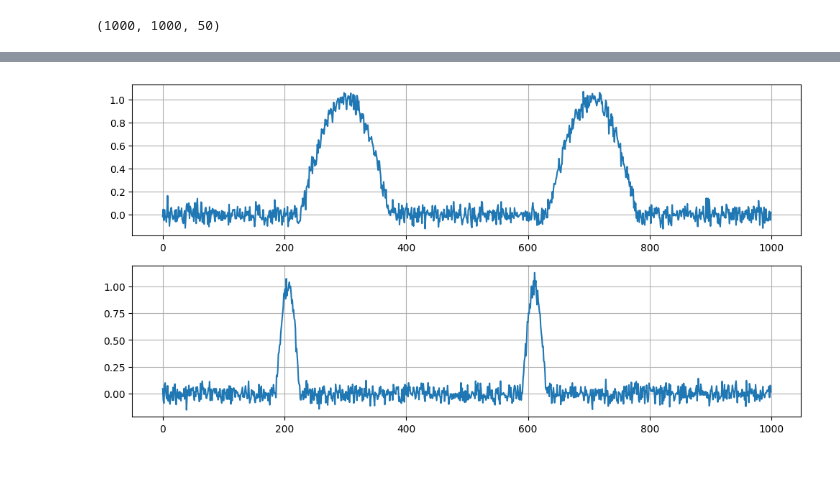
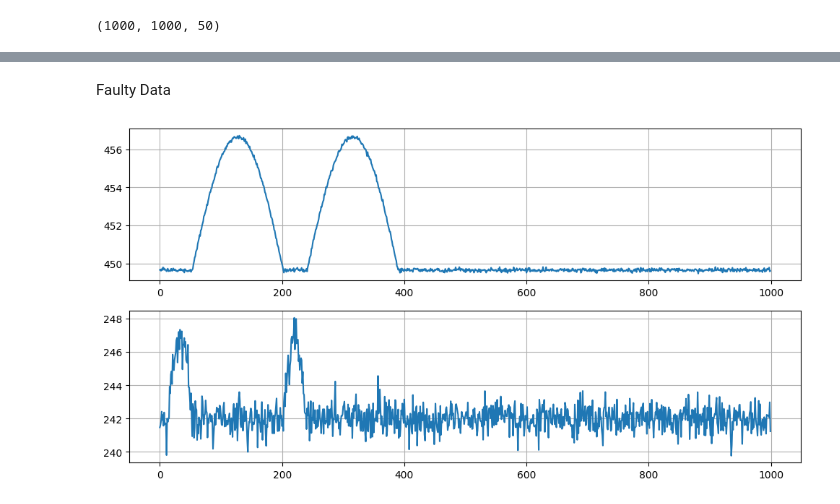
Before and after one commit to Morganh201/AnomalyDetection, a Jupyter notebook: AnomalyDetectionMethodsTest.ipynb, the cells around one changed output, grey strips where cells are left out. Drawn from its saved outputs; the diff is of its cells as text; code cells hidden in the pictures; blank space fills up the shorter version.

```diff
--- a/AnomalyDetectionMethodsTest.ipynb
+++ b/AnomalyDetectionMethodsTest.ipynb
@@ -207,5 +271,5 @@ f_data.plot_feature(f_train_X, 3, 24)
 # %%
-pca = PCAProcess()
+pca = CreateModel()
 n_train_X, f_train_X = pca.normalize(n_train_X), pca.normalize(f_train_X)
 n_train_rec = pca.fit_pca(n_train_X, 5)
 anomalies = pca.evaluate(n_train_X, n_train_rec, f_train_X)
@@ -254,12 +306,13 @@ feature_1 = random.choice(a)
 a.remove(feature_1)
 feature_2 = random.choice(a)
 # %%
-co_ef = random.randint(1, 10)
-intercept = random.uniform(0, 500)
+# Properties of function for features
+
+co_ef_1 = random.randint(1, 10)
+intercept_1 = random.uniform(0, 500)
 mean = 0
-variance = random.uniform(0.1, 2)
+variance_1 = random.uniform(0.05, 0.1)
+
+co_ef_2 = random.randint(1, 10)
+intercept_2 = random.uniform(0, 500)
+variance_2 = random.uniform(0.05, 1)
-# %%
-b = np.array([0 for i in range(1000)], dtype=object)
-c = np.array([0 for i in range(1000)], dtype=object)
-ts_1 = random.choice([i for i in range(200, 800)])
-ts_2 = random.choice([i for i in range(ts_1)])
@@ -266,5 +321,18 @@ ts_2 = random.choice([i for i in range(ts_1)])
 # %%
-index_1 = [i for i in range(ts_1, ts_1+150)]
-index_2 = [i for i in range(ts_2, ts_2+150)]
-b[index_1] = np.sin(np.linspace(0, np.pi, 150))
-b[index_2] = np.sin(np.linspace(0, np.pi, 150))
+for i in range(pca.samples):
+    b = np.array([intercept_1 for i in range(1000)], dtype=object)
+    c = np.array([intercept_2 for i in range(1000)], dtype=object)
+    ts_1 = random.choice([i for i in range(200, 800)])
+    ts_2 = random.choice([i for i in range(ts_1-150)])
+    index_1 = [i for i in range(ts_1, ts_1+150)]
+    index_2 = [i for i in range(ts_2, ts_2+150)]
+    index_3 = [i for i in range(ts_1-40, ts_1)]
+    index_4 = [i for i in range(ts_2-40, ts_2)]
+    b[index_1] = co_ef_1 * np.sin(np.linspace(0, np.pi, 150)) + intercept_1
+    b[index_2] = co_ef_1 * np.sin(np.linspace(0, np.pi, 150)) + intercept_1
+    c[index_3] = co_ef_2 * np.sin(np.linspace(0, np.pi, 40)) + intercept_2
+    c[index_4] = co_ef_2 * np.sin(np.linspace(0, np.pi, 40)) + intercept_2
+    b = b + np.random.normal(mean, variance_1, 1000)
+    c = c + np.random.normal(mean, variance_2, 1000)
+    n_train_X[i][:, feature_1] = b
+    n_train_X[i][:, feature_2] = c
@@ -278,0 +339,2 @@ c = c + np.random.normal(0, 0.05, 1000)
+# %% [markdown]
+Faulty Data
@@ -279,11 +360,11 @@ c = c + np.random.normal(0, 0.05, 1000)
 # %%
 plt.figure(figsize=(12, 6))
 plt.subplot(211)
-plt.plot(b)
+plt.plot(n_train_X[2][:, feature_1])
 plt.grid(True)
 plt.subplot(212)
-plt.plot(c)
+plt.plot(n_train_X[2][:, feature_2])
 plt.grid(True)
 plt.show()
 # %% [output]
-[figure, old version]
+[figure, new version]
```
Also changed, not shown: parts of 17 cells of this notebook.
